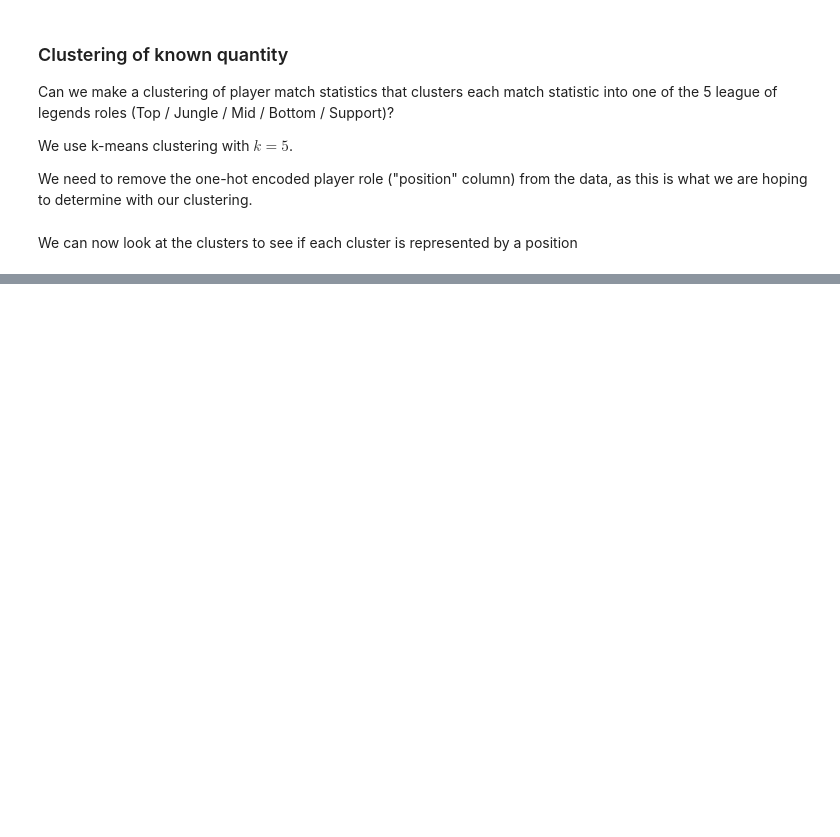
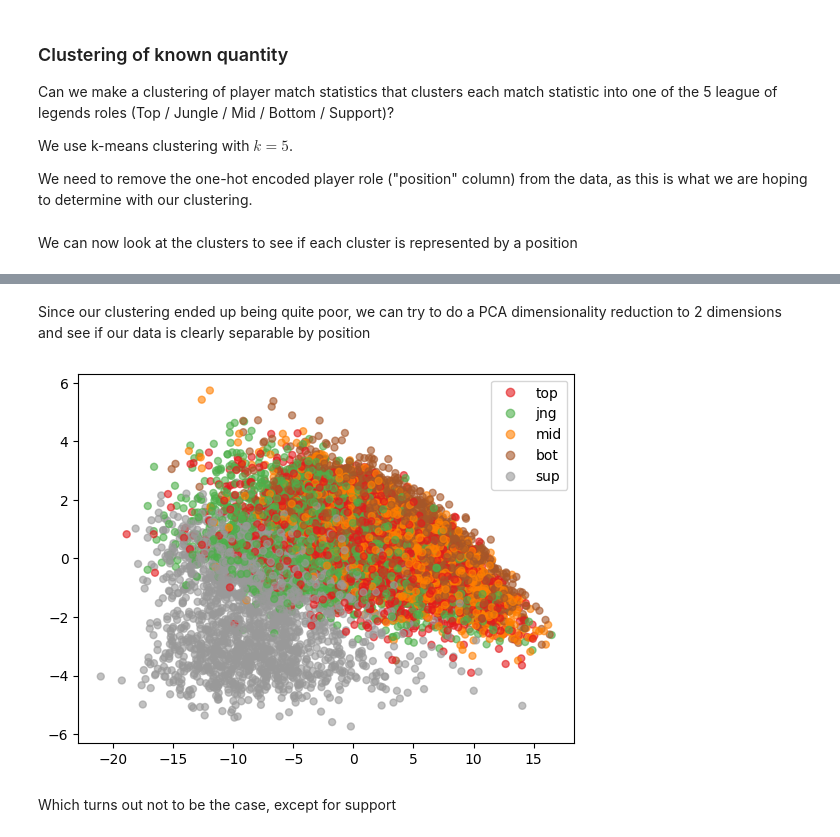
Before and after one commit to dwarfy35/Datamining_project, a Jupyter notebook: Project_main.ipynb, the cells around one changed output, grey strips where cells are left out. Saved outputs shown, nothing was run; the diff lists cells and outputs as text; code cells hidden in the pictures; blank space fills up the shorter version.

Commit message:
added pca to see if role positions clearly separate data

```diff
--- a/Project_main.ipynb
+++ b/Project_main.ipynb
@@ -147 +147,17 @@ bot      8
 Name: count, dtype: int64
+# %% [markdown]
+Since our clustering ended up being quite poor, we can try to do a PCA dimensionality reduction to 2 dimensions and see if our data is clearly separable by position
+# %%
+# plot pca with position as color
+pca = sklearn.decomposition.PCA(n_components=2).fit(X_hat_no_position)
+X_pca = pca.transform(X_hat_no_position)
+z = {"top": 0, "jng": 1, "mid": 2, "bot": 3, "sup": 4}
+scatter = plt.scatter(X_pca[:, 0], X_pca[:, 1], c=data_pure["position"].apply(lambda x: z[x]), cmap="Set1", s=25, alpha=0.6)
+handles, labels = scatter.legend_elements()
+labels = ["top", "jng", "mid", "bot", "sup"]
+plt.legend(handles, labels)
+plt.show()
+# %% [output]
+[figure, added]
+# %% [markdown]
+Which turns out not to be the case, except for support
```
Also changed, not shown: parts of 1 cell of this notebook.
